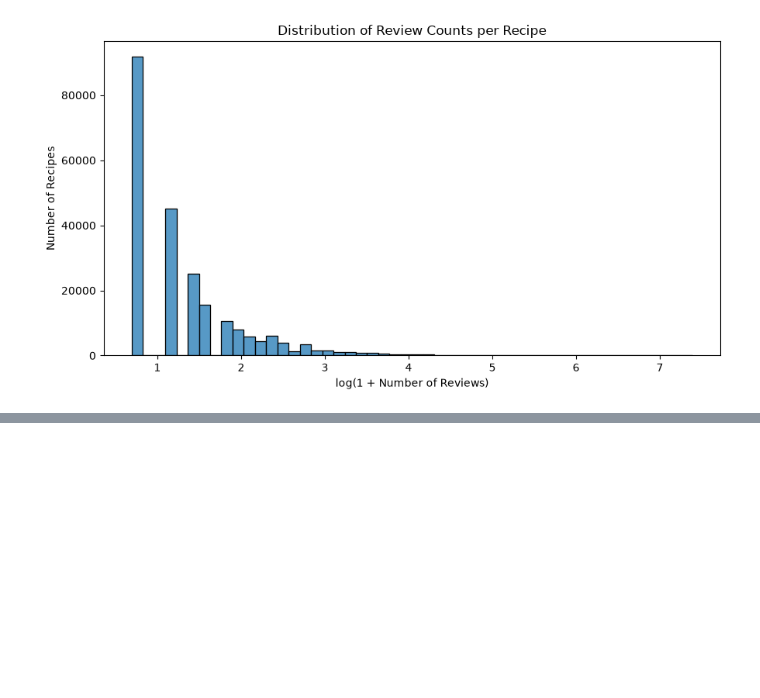
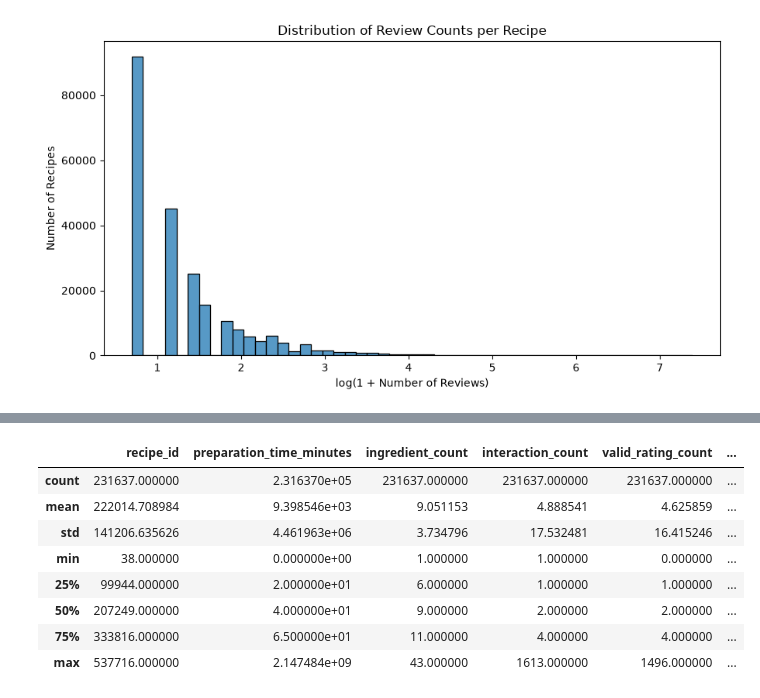
Before and after one commit to erfanesm80/rate-my-recipe, a Jupyter notebook: notebooks/data_exploration.ipynb, the cells around one changed output, grey strips where cells are left out. Cells and saved outputs as stored; diff of their text form; code cells hidden in the pictures; blank space fills up the shorter version.

Commit message:
feat(data): implement OOP recipe rating aggregation and notebook check

```diff
--- a/notebooks/data_exploration.ipynb
+++ b/notebooks/data_exploration.ipynb
@@ -306,0 +315,20 @@ dtype: float64
+# %%
+import sys
+
+project_root = DATA_PATH.resolve().parent
+
+if str(project_root) not in sys.path:
+    sys.path.insert(0, str(project_root))
+
+from rate_my_recipe.data_preparation import RecipeDataPreparer
+
+recipe_data_preparer = RecipeDataPreparer(
+    recipes=recipes,
+    interactions=interactions,
+)
+
+recipe_rating_summary = (
+    recipe_data_preparer.build_recipe_rating_summary()
+)
+
+summarize_pdf(recipe_rating_summary, n=5)
@@ -306,0 +345,43 @@ dtype: float64
+# %%
+assert len(recipe_rating_summary) == len(recipes)
+
+assert recipe_rating_summary["recipe_id"].is_unique
+
+assert (
+    recipe_rating_summary["interaction_count"].sum()
+    == len(interactions)
+)
+
+assert (
+    recipe_rating_summary["valid_rating_count"].sum()
+    == 1_071_520
+)
+
+assert (
+    recipe_rating_summary["valid_rating_count"].eq(0).sum()
+    == 5_047
+)
+
+assert (
+    recipe_rating_summary.loc[
+        recipe_rating_summary["valid_rating_count"].eq(0),
+        "mean_valid_rating",
+    ].isna().all()
+)
+
+assert (
+    recipe_rating_summary["valid_rating_count"]
+    <= recipe_rating_summary["interaction_count"]
+).all()
+
+display(recipe_rating_summary.describe())
+# %% [output]
+|  | recipe_id | preparation_time_minutes | ingredient_count | interaction_count | valid_rating_count | ... |
+| count | 231637.000000 | 2.316370e+05 | 231637.000000 | 231637.000000 | 231637.000000 | ... |
+| mean | 222014.708984 | 9.398546e+03 | 9.051153 | 4.888541 | 4.625859 | ... |
+| std | 141206.635626 | 4.461963e+06 | 3.734796 | 17.532481 | 16.415246 | ... |
+| min | 38.000000 | 0.000000e+00 | 1.000000 | 1.000000 | 0.000000 | ... |
+| 25% | 99944.000000 | 2.000000e+01 | 6.000000 | 1.000000 | 1.000000 | ... |
+| 50% | 207249.000000 | 4.000000e+01 | 9.000000 | 2.000000 | 2.000000 | ... |
+| 75% | 333816.000000 | 6.500000e+01 | 11.000000 | 4.000000 | 4.000000 | ... |
+| max | 537716.000000 | 2.147484e+09 | 43.000000 | 1613.000000 | 1496.000000 | ... |
```
Also changed, not shown: parts of 2 cells of this notebook, 2 other files.
